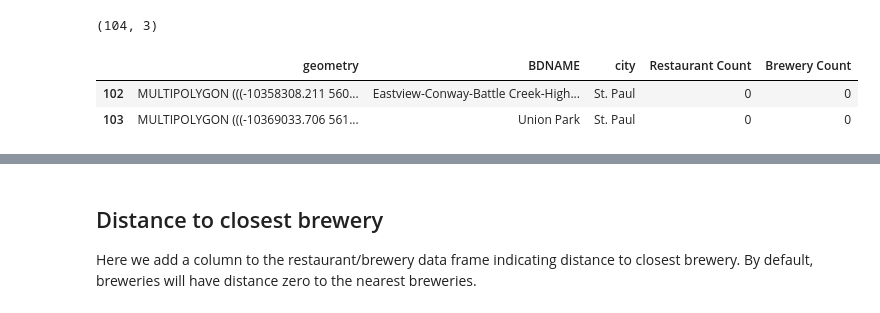
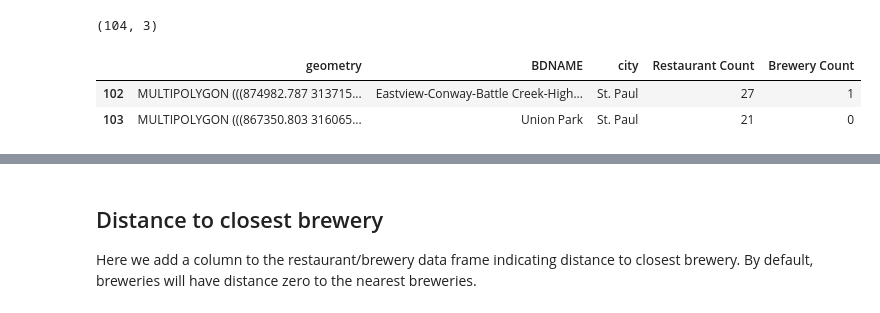
Before and after one commit to no50free/Twin_Cities_Cluster_Analysis, a Jupyter notebook: Capstone Cleaned.ipynb, the cells around one changed output, grey strips where cells are left out. Drawn from its saved outputs; the diff is of its cells as text; code cells hidden in the pictures.

Commit message:
found right epsg code
It's 3596

```diff
--- a/Capstone Cleaned.ipynb
+++ b/Capstone Cleaned.ipynb
@@ -280,6 +281,7 @@ j is  103 . lat is  44.9484 . lon is  -93.1746
 venue_brew_drop = {'Metro Warehouse Liquor', 'Pizza Lucé', 'SiP Coffee Bar', 'Spyhouse Coffee'}
 for j in venue_brew_drop:
     df_brew.drop(df_brew.index[df_brew['venue.name']==j], inplace=True)
+df_brew.reset_index(drop=True,inplace=True)
 # %% [markdown]
 ### Use Foursquare API to gather restaurant data
 # %%
@@ -408,7 +410,7 @@ stp_geo['city']=pd.Series(['St. Paul']*len(stp_geo))
 
 # Combine to twin cities neighborhoods
 tc_geo=pd.concat([mpls_nbhd_geo, stp_geo]).drop_duplicates().reset_index(drop=True)
-tc_geo.to_crs(epsg=3857,inplace=True) # Use projected coordinate system to compute distances.
+tc_geo.to_crs(epsg=3596,inplace=True) # Use projected coordinate system to compute distances.
 print(tc_geo.shape)
 #tc_geo.head()
 # %% [output]
@@ -420,7 +422,7 @@ df_brew_geo = gpd.GeoDataFrame(df_brew.copy(),
                                                            df_brew['venue.location.lat']),
                               crs={'init':'epsg:4326'}) # Projects lat/long coords so that distance can be computed
 # epsg=32633 is UTM projection
-df_brew_geo.to_crs(epsg=32633,inplace=True)
+df_brew_geo.to_crs(epsg=3596,inplace=True)
 #df_brew_geo.reset_index(inplace=True)
 
 # Turn df_food into geodataframe
@@ -428,39 +430,39 @@ df_food_geo = gpd.GeoDataFrame(df_food.copy(),
                                geometry=gpd.points_from_xy(df_food['venue.location.lng'],
                                                            df_food['venue.location.lat']),
                               crs={'init':'epsg:4326'})
-df_food_geo.to_crs(epsg=32633,inplace=True)
+df_food_geo.to_crs(epsg=3596,inplace=True)
 
 df_food_geo['neighborhood']=pd.Series(np.zeros(len(df_food)))
 df_brew_geo['neighborhood']=pd.Series(np.zeros(len(df_brew)))
 
 brewery_count=[]
 food_count=[]
 for j in range(0,len(tc_geo)):
     nbhd = tc_geo.loc[j,'BDNAME']  # nbhd is jth neighborhood name, string
     nbhd_geo = tc_geo[tc_geo['BDNAME'] == nbhd]  # nbhd_geo is jth row
     nbhd_geo.reset_index(drop=True, inplace=True)  # reset index of dataframe
     brew_mask = df_brew_geo['geometry'].within(nbhd_geo.loc[0,'geometry'])  # Boolean mask of breweries in nbhd.
     food_mask = df_food_geo['geometry'].within(nbhd_geo.loc[0,'geometry'])  # Boolean mask of restaurants in nbhd.
 
     # Add neighborhood columns to df_food
     df_food_geo['neighborhood'].mask(food_mask, other=nbhd, inplace=True)
     food_count.append(sum(food_mask))  # create list of brewery counts per neighborhood.
 
     # Add neighborhood column to df_brew.
     df_brew_geo['neighborhood'].mask(brew_mask, other=nbhd, inplace=True)
     brewery_count.append(sum(brew_mask))  # create list of brewery counts per neighborhood.
 
 
 # Add column to tc_geo
 tc_geo['Restaurant Count'] = pd.Series(food_count) # add brewery count column
 
 # Add column to tc_geo
 tc_geo['Brewery Count'] = pd.Series(brewery_count) # add brewery count column
 tc_geo.tail(2)
 # %% [output]
 |  | geometry | BDNAME | city | Restaurant Count | Brewery Count |
-| 102 | MULTIPOLYGON (((-10358308.211 560... | Eastview-Conway-Battle Creek-High... | St. Paul | 0 | 0 |
-| 103 | MULTIPOLYGON (((-10369033.706 561... | Union Park | St. Paul | 0 | 0 |
+| 102 | MULTIPOLYGON (((874982.787 313715... | Eastview-Conway-Battle Creek-High... | St. Paul | 27 | 1 |
+| 103 | MULTIPOLYGON (((867350.803 316065... | Union Park | St. Paul | 21 | 0 |
 # %%
 df_brew_geo['x']=df_brew_geo.geometry.x
 df_brew_geo['y']=df_brew_geo.geometry.y
```
Also changed, not shown: parts of 25 cells of this notebook.
